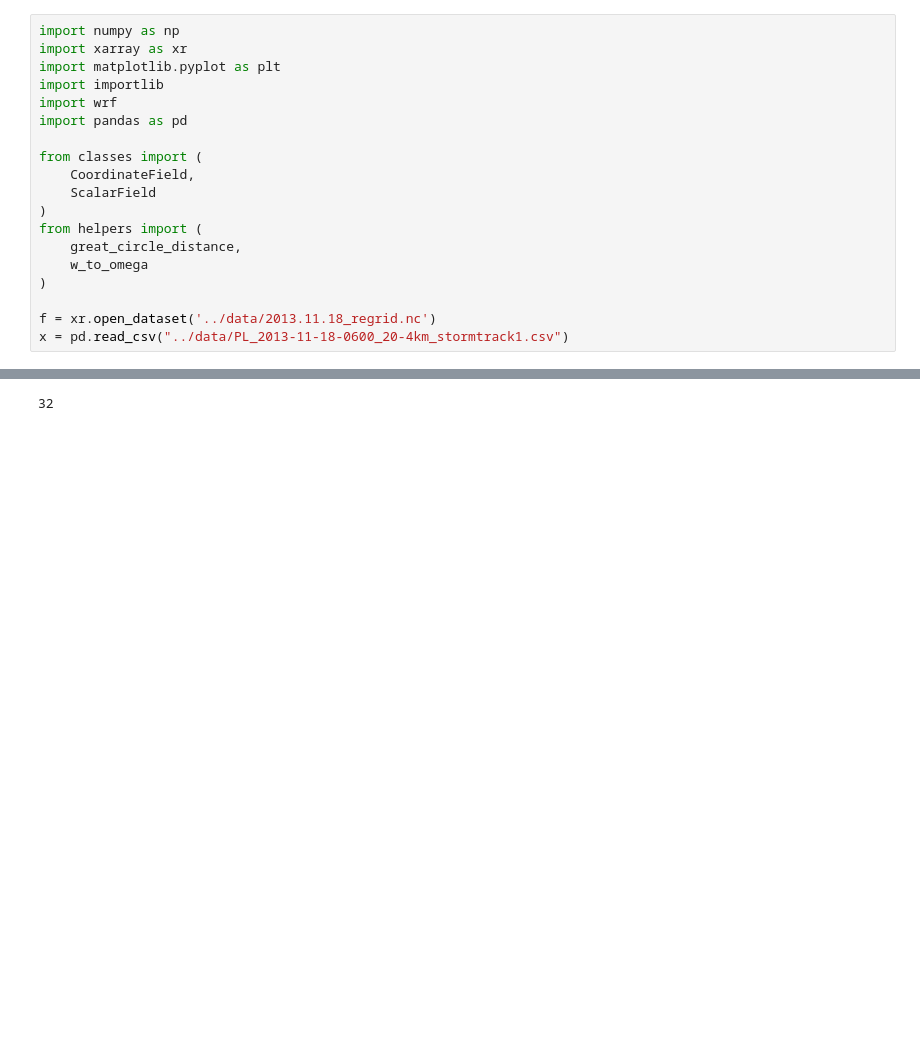
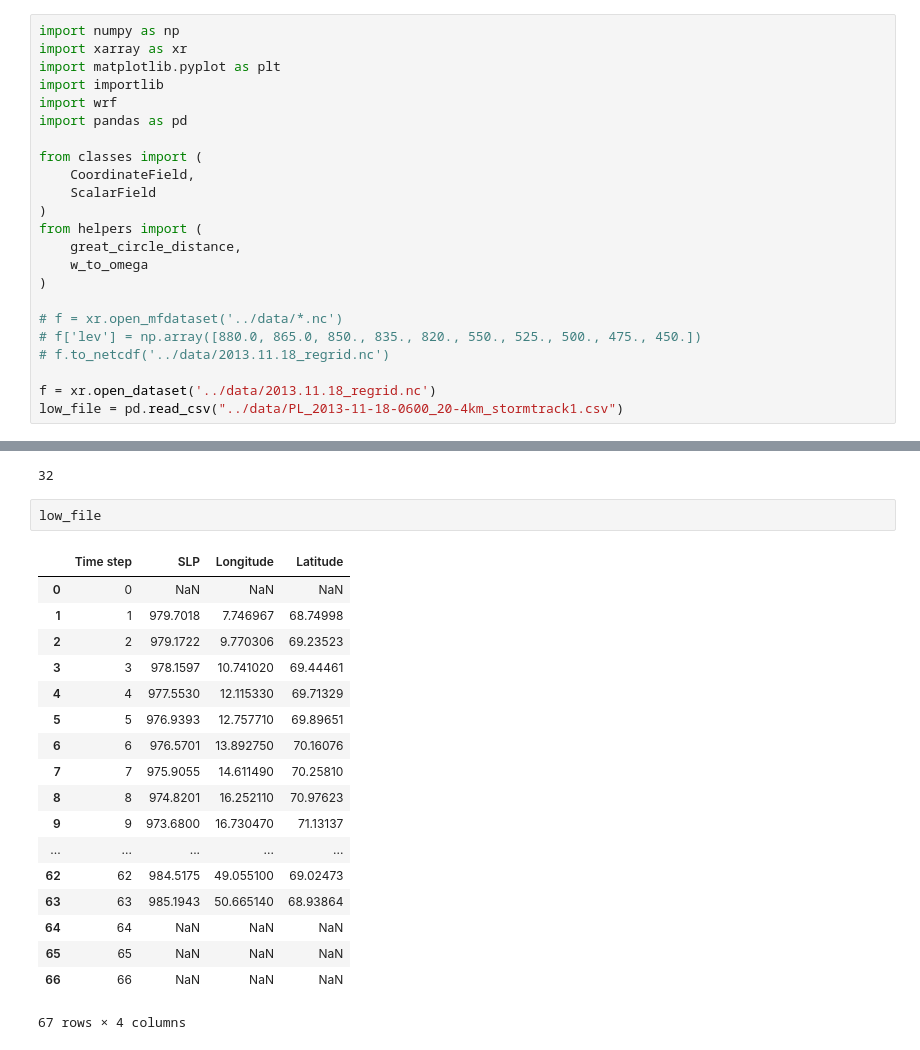
Before and after one commit to mvwei/omega-code, a Jupyter notebook: visualizations.ipynb, the cells around one changed output, grey strips where cells are left out. Saved outputs shown, nothing was run; the diff lists cells and outputs as text; blank space fills up the shorter version.

```diff
--- a/visualizations.ipynb
+++ b/visualizations.ipynb
@@ -15,8 +15,12 @@ from helpers import (
     w_to_omega
 )
 
+# f = xr.open_mfdataset('../data/*.nc')
+# f['lev'] = np.array([880.0, 865.0, 850., 835., 820., 550., 525., 500., 475., 450.])
+# f.to_netcdf('../data/2013.11.18_regrid.nc')
+
 f = xr.open_dataset('../data/2013.11.18_regrid.nc')
-x = pd.read_csv("../data/PL_2013-11-18-0600_20-4km_stormtrack1.csv")
+low_file = pd.read_csv("../data/PL_2013-11-18-0600_20-4km_stormtrack1.csv")
 # %%
 c = CoordinateField(f.lat, f.lon, great_circle_distance)
 s = ScalarField(f.U, c.dx, c.dy)
@@ -317,3 +321,24 @@ Attributes:
 np.where(f.lon==7.8)[0][0]
 # %% [output]
 32
+# %%
+low_file
+# %% [output]
+|  | Time step | SLP | Longitude | Latitude |
+| 0 | 0 | NaN | NaN | NaN |
+| 1 | 1 | 979.7018 | 7.746967 | 68.74998 |
+| 2 | 2 | 979.1722 | 9.770306 | 69.23523 |
+| 3 | 3 | 978.1597 | 10.741020 | 69.44461 |
+| 4 | 4 | 977.5530 | 12.115330 | 69.71329 |
+| 5 | 5 | 976.9393 | 12.757710 | 69.89651 |
+| 6 | 6 | 976.5701 | 13.892750 | 70.16076 |
+| 7 | 7 | 975.9055 | 14.611490 | 70.25810 |
+| 8 | 8 | 974.8201 | 16.252110 | 70.97623 |
+| 9 | 9 | 973.6800 | 16.730470 | 71.13137 |
+| ... | ... | ... | ... | ... |
+| 62 | 62 | 984.5175 | 49.055100 | 69.02473 |
+| 63 | 63 | 985.1943 | 50.665140 | 68.93864 |
+| 64 | 64 | NaN | NaN | NaN |
+| 65 | 65 | NaN | NaN | NaN |
+| 66 | 66 | NaN | NaN | NaN |
+67 rows × 4 columns
```
Also changed, not shown: parts of 4 cells of this notebook, 4 other files.
